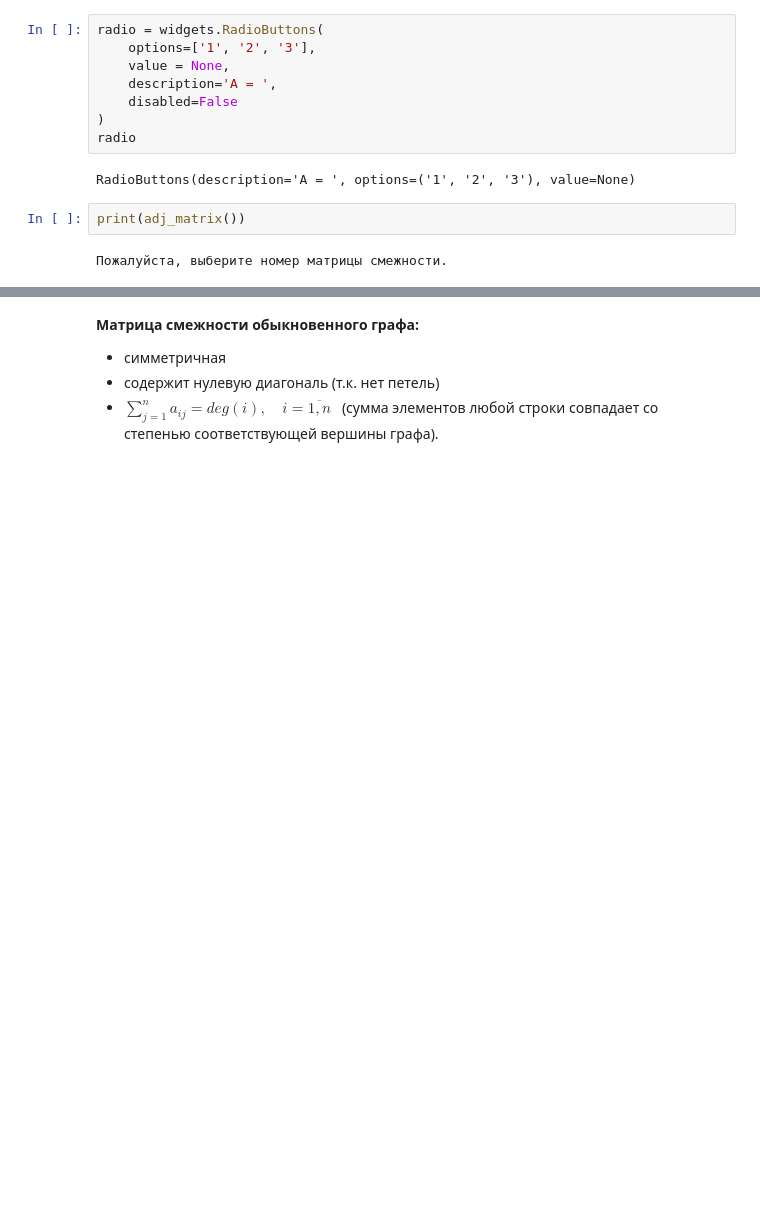
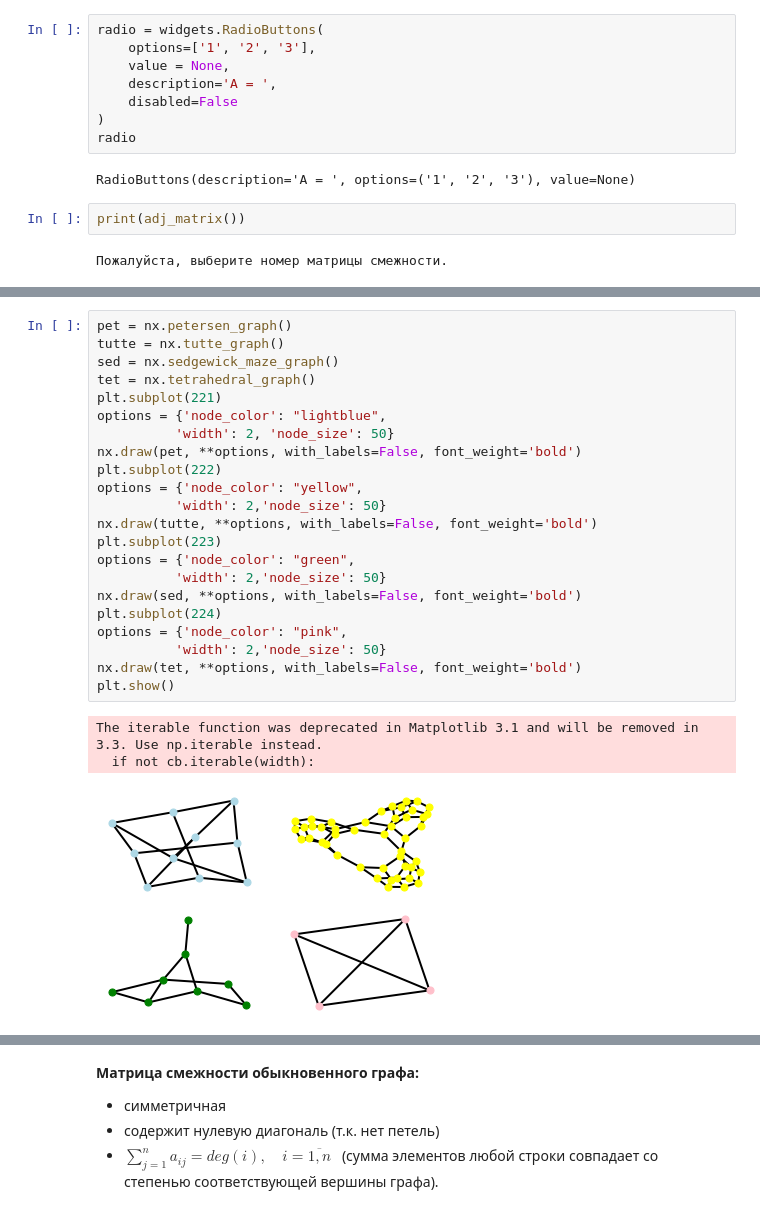
Before and after one commit to Oxanette/interactive_atg, a Jupyter notebook: Interactive_Tutorial_Chernykh.ipynb, the cells around one changed output, grey strips where cells are left out. Cells and saved outputs as stored; diff of their text form; blank space fills up the shorter version.

```diff
--- a/Interactive_Tutorial_Chernykh.ipynb
+++ b/Interactive_Tutorial_Chernykh.ipynb
@@ -136,0 +151,26 @@ print(adj_matrix())
+# %%
+pet = nx.petersen_graph()
+tutte = nx.tutte_graph()
+sed = nx.sedgewick_maze_graph()
+tet = nx.tetrahedral_graph()
+plt.subplot(221)
+options = {'node_color': "lightblue",
+          'width': 2, 'node_size': 50}
+nx.draw(pet, **options, with_labels=False, font_weight='bold')
+plt.subplot(222)
+options = {'node_color': "yellow",
+          'width': 2,'node_size': 50}
+nx.draw(tutte, **options, with_labels=False, font_weight='bold')
+plt.subplot(223)
+options = {'node_color': "green",
+          'width': 2,'node_size': 50}
+nx.draw(sed, **options, with_labels=False, font_weight='bold')
+plt.subplot(224)
+options = {'node_color': "pink",
+          'width': 2,'node_size': 50}
+nx.draw(tet, **options, with_labels=False, font_weight='bold')
+plt.show()
+# %% [output]
+The iterable function was deprecated in Matplotlib 3.1 and will be removed in 3.3. Use np.iterable instead.
+  if not cb.iterable(width):
+[figure, added]
```
Also changed, not shown: parts of 20 cells of this notebook.
